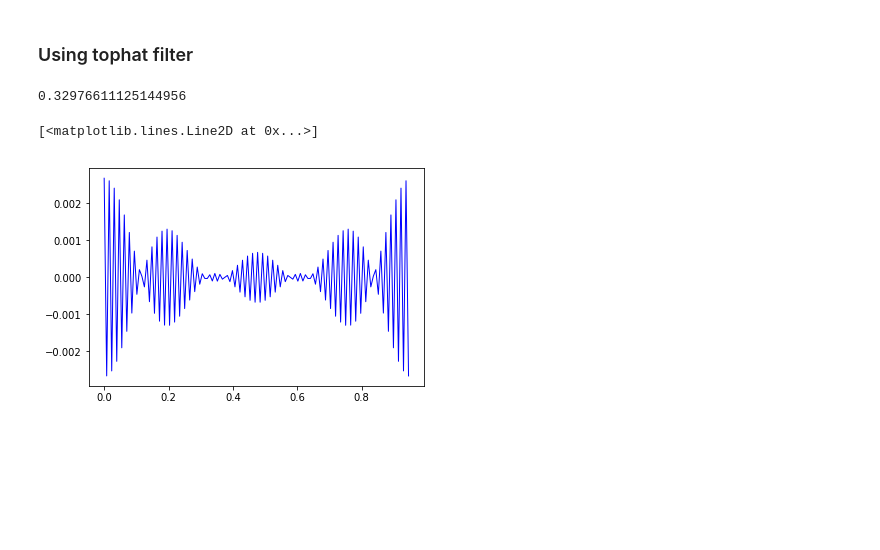
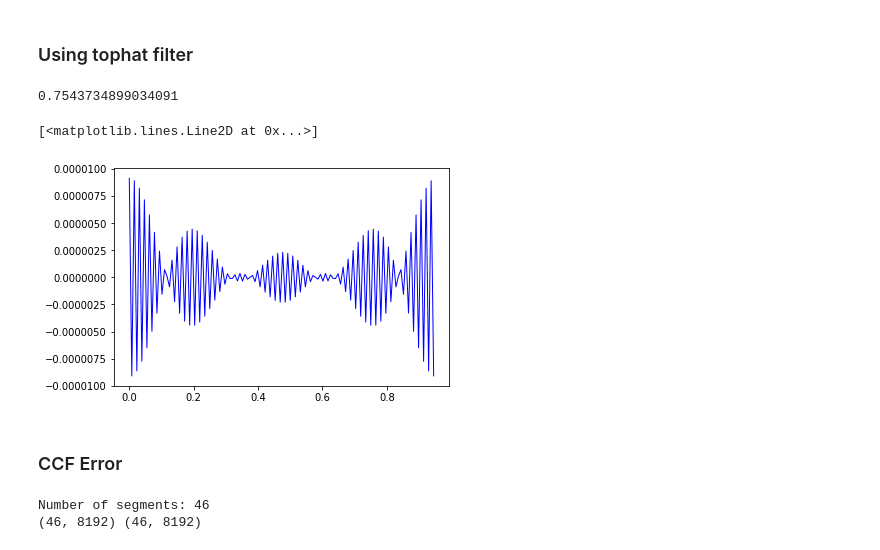
Before and after one commit to swapsha96/gsoc-learning, a Jupyter notebook: week3-4/Averaged Cross Spectrum.ipynb, the cells around one changed output. Drawn from its saved outputs; the diff is of its cells as text; code cells hidden in the pictures; blank space fills up the shorter version.

Commit message:
added code for ccf error

```diff
--- a/week3-4/Averaged Cross Spectrum.ipynb
+++ b/week3-4/Averaged Cross Spectrum.ipynb
@@ -347,21 +343,21 @@ New df: 0.04 Hz
 # %%
-avg_ps_rebin = avg_ps.rebin(df=new_df)
-avg_ps_rebin.plot()
+new_df = get_new_df(ps)
+ps_rebin = ps.rebin(df=new_df)
+ps_rebin.plot()
 # %% [output]
 [figure]
 # %%
-n = len(avg_ps_rebin.freq)
+n = len(ps_rebin.freq)
 range_start = int(0 * n / 64)
 range_stop = int(20 * n / 64)
 
-model_to_test = models.Lorentz1D(x_0=5.) + models.PowerLaw1D() + models.Const1D(amplitude=2)
 print(model_to_test)
 
 t0 = [1.0, 5.0, 1.0, 1.0, 1.0, 1.0, 2.0]
-parest, ps_res = fit_powerspectrum(avg_ps_rebin, model_to_test, t0)
+parest, ps_res = fit_powerspectrum(ps_rebin, model_to_test, t0) # Here, model is same as before
 
 fig, ax1 = plt.subplots(1,1,figsize=(10,7))
-ax1.plot(avg_ps_rebin.freq[range_start:range_stop], avg_ps_rebin.power[range_start:range_stop], lw=1, color='blue')
-ax1.plot(avg_ps_rebin.freq[range_start:range_stop], ps_res.model(avg_ps_rebin.freq)[range_start:range_stop], lw=1, color='red')
+ax1.plot(ps_rebin.freq[range_start:range_stop], ps_rebin.power[range_start:range_stop], lw=1, color='blue')
+ax1.plot(ps_rebin.freq[range_start:range_stop], ps_res.model(ps_rebin.freq)[range_start:range_stop], lw=1, color='red')
 plt.show()
 # %% [output]
@@ -421,23 +414,25 @@ plt.plot(times, count_rate, lw=1, color='blue')
 ### Using tophat filter
 # %%
 model = ps_res.model
-pos_model = get_rms_model(model, avg_ps_rebin.freq, optimal_filter=False) # Note: Here, `optimal_filter` is set to False
-ref_band_rms = np.sqrt(np.sum(pos_model * avg_ps_rebin.df)) # ps = Ref band power spectrum
+pos_model = get_rms_model(model, ps_rebin.freq, optimal_filter=False) # Note: Here, `optimal_filter` is set to False
+ref_band_rms = np.sqrt(np.sum(pos_model * ps_rebin.df)) # ps = Ref band power spectrum
 ref_band_rms
 # %% [output]
-0.32976611125144956
+0.7543734899034091
 # %%
 times = np.arange(0, len(filtered_abg_cs1_w)*dt, dt) # filtered avg. cs (using window function)
 len(times)
 
 ccf = ifft(filtered_abg_cs1_w)
 ccf_real = ccf.real # taking the real part only
-ccf_real_norm = ccf_real * (2/n_bins/ref_band_rms) # absolute rms-squared normalisation
+ccf_real_norm_w = ccf_real * (2/n_bins/ref_band_rms) # absolute rms-squared normalisation
 # %%
-count_rate = ccf_real_norm/dt #here, dt is taken from metadata
+times = np.arange(0, len(ccf_real_norm_w)*dt, dt) # filtered avg. cs (using optimal filter)
 
 plt.figure()
-plt.plot(times, count_rate, lw=1, color='blue')
+plt.plot(times, ccf_real_norm_w, lw=1, color='blue')
 # %% [output]
 [<matplotlib.lines.Line2D at 0x...>]
-[figure, old version]
+[figure, new version]
+# %% [markdown]
+### CCF Error
@@ -443,0 +442,13 @@ plt.plot(times, count_rate, lw=1, color='blue')
+# %%
+print("Number of segments:", n_seg)
+ci_0 = ci_counts[0]
+
+ref_i = np.array(np.split(ref_counts, n_seg))
+ci_i = np.array(np.split(ci_0, n_seg))
+model_to_test = models.Lorentz1D(x_0=5.) + models.PowerLaw1D() + models.Const1D(amplitude=2) # model used for fitting
+t0 = [1.37850369, 5.05841044, 0.65297255, 0.04995187, 0.95783818, 1.06999429, 0.01312935] # parameters for fitting - remove this after PR is merged
+print(ref_i.shape, ci_i.shape)
+ccf_seg = np.array([])
+# %% [output]
+Number of segments: 46
+(46, 8192) (46, 8192)
```
Also changed, not shown: parts of 17 cells of this notebook.
